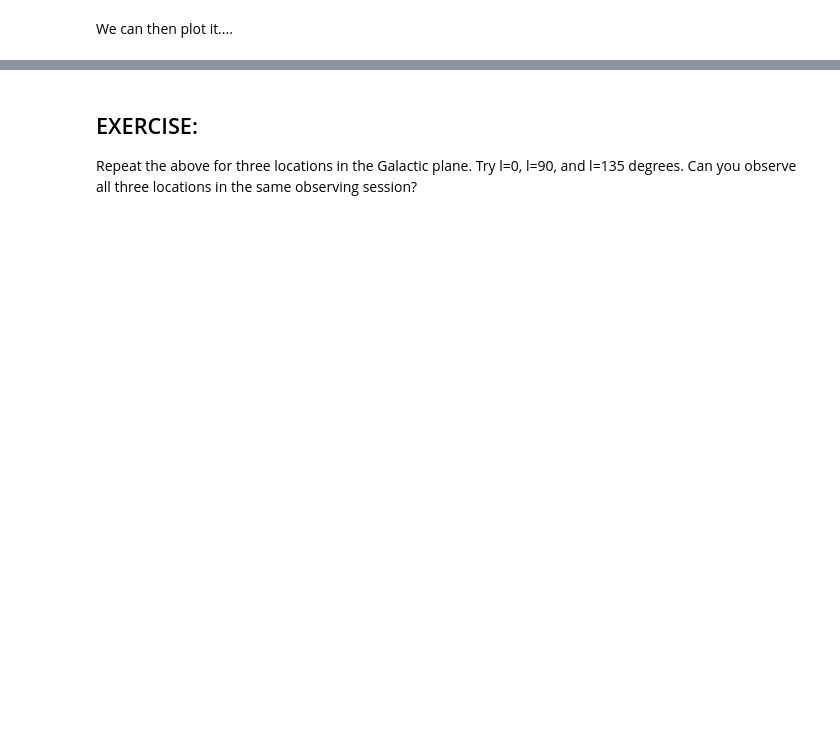
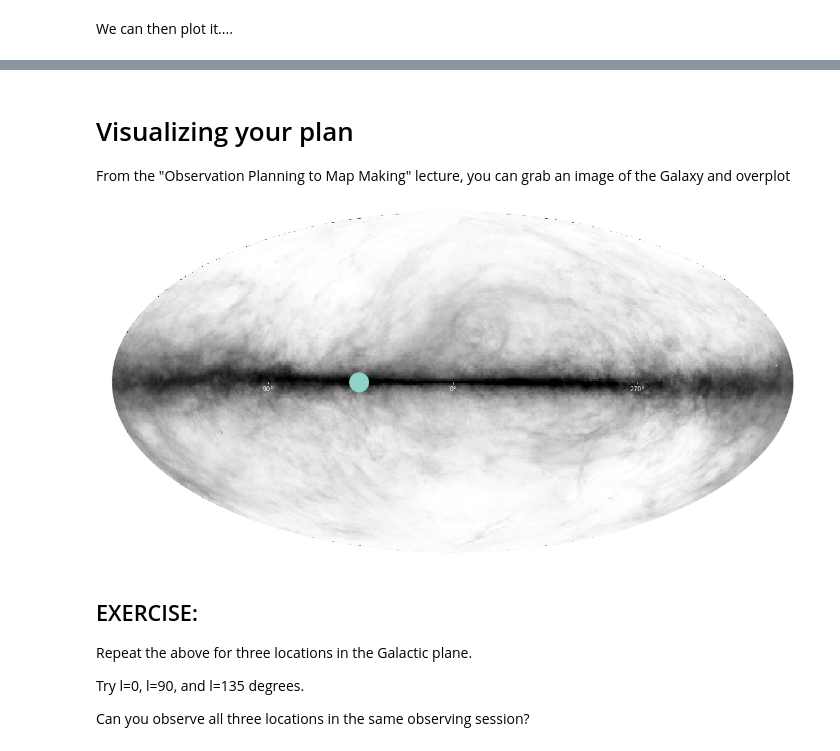
Before and after one commit to keflavich/AST4723-Public-Materials, a Jupyter notebook: Python - Observation Planning for Radio Observations.ipynb, the cells around one changed output, grey strips where cells are left out. Drawn from its saved outputs; the diff is of its cells as text; code cells hidden in the pictures; blank space fills up the shorter version.

Commit message:
update lecture notes

```diff
--- a/Python - Observation Planning for Radio Observations.ipynb
+++ b/Python - Observation Planning for Radio Observations.ipynb
@@ -212 +220,5 @@ Text(0, 0.5, 'Azimuth (deg)')
 [figure]
+# %% [markdown]
+# Visualizing your plan
+
+From the "Observation Planning to Map Making" lecture, you can grab an image of the Galaxy and overplot
@@ -213,4 +231,31 @@ Text(0, 0.5, 'Azimuth (deg)')
+# %%
+# first step: we need to download an all-sky image
+# Use the ROSAT image to get an all-sky header
+filename = get_pkg_data_filename('allsky/allsky_rosat.fits')
+hdu = fits.open(filename)[0]
+wcs = WCS(hdu.header)
+data = hdu.data
+
+# let's also grab the HI data
+from reproject import reproject_from_healpix, reproject_to_healpix
+hihdu = fits.open('https://lambda.gsfc.nasa.gov/data/foregrounds/ebv_2017/mom0_-90_90_1024.hpx.fits')
+hiarray, hifootprint = reproject_from_healpix(hihdu[1], hdu.header)
+# %%
+# next, make the figure with special attributes
+pl.figure(figsize=(20,15))
+ax = pl.subplot(projection=wcs, frame_class=EllipticalFrame)
+im = ax.imshow(hiarray, origin='lower', cmap='gray_r', interpolation='none',
+               norm=simple_norm(hiarray, stretch='asinh', max_percent=99.5, min_percent=1))
+
+# and overplot a location
+ax.scatter(target.galactic.l, target.galactic.b, s=1000, transform=ax.get_transform('galactic'));
+# %% [output]
+[figure, added]
 # %% [markdown]
 ## EXERCISE:
 
-Repeat the above for three locations in the Galactic plane.  Try l=0, l=90, and l=135 degrees.  Can you observe all three locations in the same observing session?
+Repeat the above for three locations in the Galactic plane.
+
+Try l=0, l=90, and l=135 degrees.
+
+Can you observe all three locations in the same observing session?
```
Also changed, not shown: parts of 15 cells of this notebook, 13 other files.
